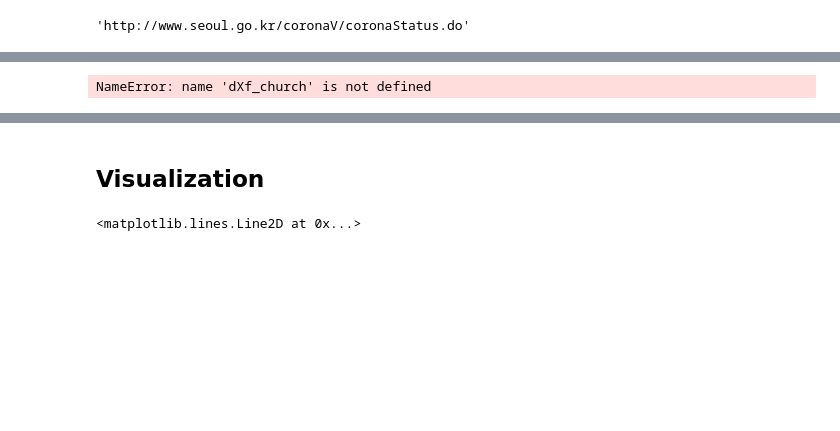
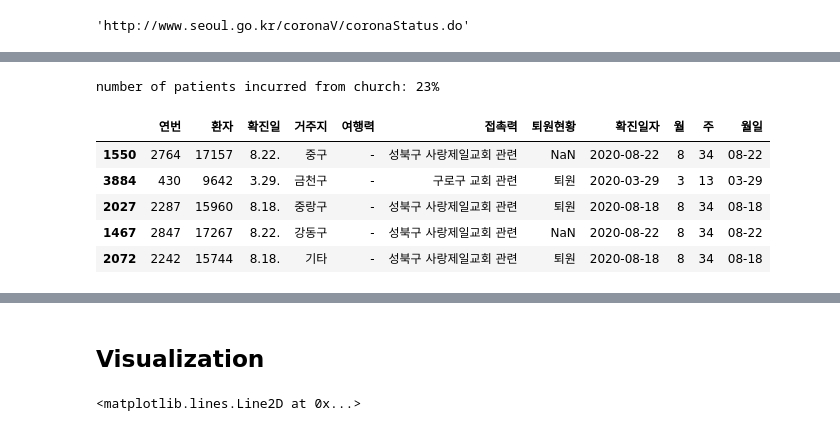
Before and after one commit to snoop2head/covid19_unknown_spread, a Jupyter notebook: track_unknown_paths.ipynb, the cells around one changed output, grey strips where cells are left out. Cells and saved outputs as stored; diff of their text form; code cells hidden in the pictures; blank space fills up the shorter version.

```diff
--- a/track_unknown_paths.ipynb
+++ b/track_unknown_paths.ipynb
@@ -138,11 +138,17 @@ df_etc.sample(15)
 # %%
 # number of patients involved in church
 df_church = df[df['접촉력'].str.contains("교회")]
-church_infected_proportion = "{0:.0%}".format(round(len(dXf_church)/len(df), 3))
+church_infected_proportion = "{0:.0%}".format(round(len(df_church)/len(df), 3))
 print(f"number of patients incurred from church: {church_infected_proportion}")
 df_church.sample(5)
 # %% [output]
-NameError: name 'dXf_church' is not defined
+number of patients incurred from church: 23%
+|  | 연번 | 환자 | 확진일 | 거주지 | 여행력 | 접촉력 | 퇴원현황 | 확진일자 | 월 | 주 | 월일 |
+| 1550 | 2764 | 17157 | 8.22. | 중구 | - | 성북구 사랑제일교회 관련 | NaN | 2020-08-22 | 8 | 34 | 08-22 |
+| 3884 | 430 | 9642 | 3.29. | 금천구 | - | 구로구 교회 관련 | 퇴원 | 2020-03-29 | 3 | 13 | 03-29 |
+| 2027 | 2287 | 15960 | 8.18. | 중랑구 | - | 성북구 사랑제일교회 관련 | 퇴원 | 2020-08-18 | 8 | 34 | 08-18 |
+| 1467 | 2847 | 17267 | 8.22. | 강동구 | - | 성북구 사랑제일교회 관련 | NaN | 2020-08-22 | 8 | 34 | 08-22 |
+| 2072 | 2242 | 15744 | 8.18. | 기타 | - | 성북구 사랑제일교회 관련 | 퇴원 | 2020-08-18 | 8 | 34 | 08-18 |
 # %%
 # number of patients involved in church other than 사랑제일교회
 df_church_2 = df[(df["접촉력"].str.contains("교회") == True) & (df["접촉력"].str.contains("사랑제일교회") == False)]
```
Also changed, not shown: parts of 38 cells of this notebook, 9 other files.
